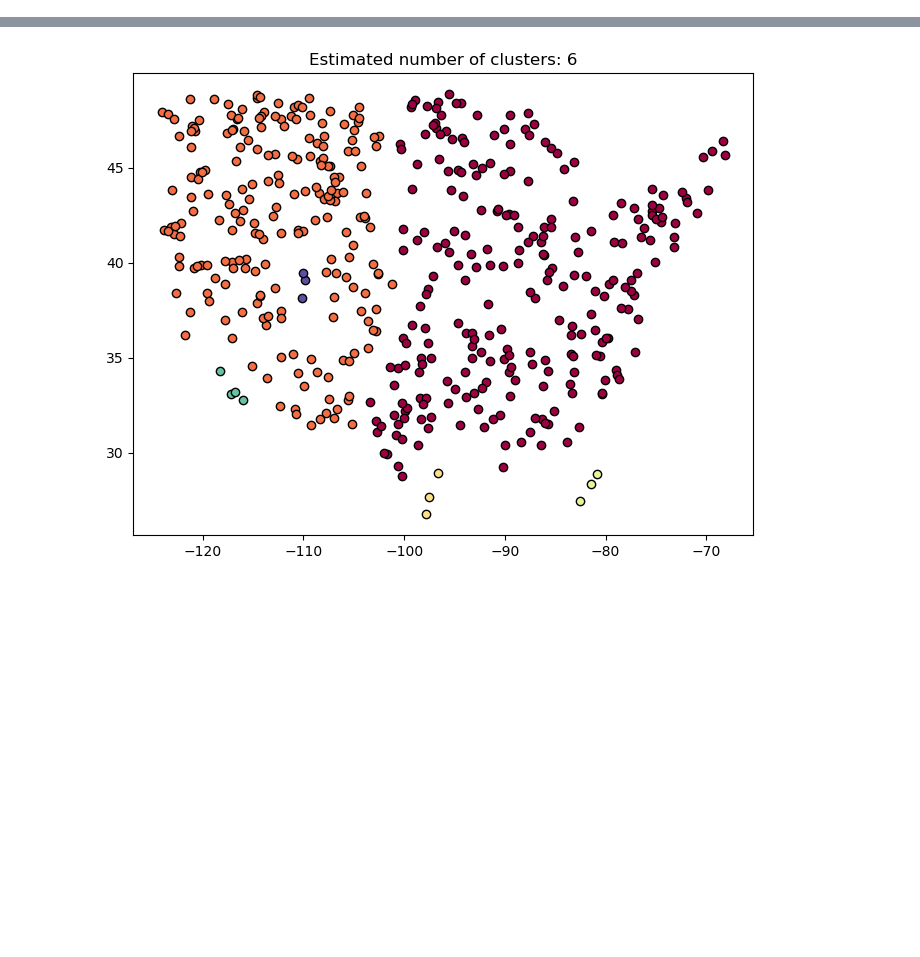
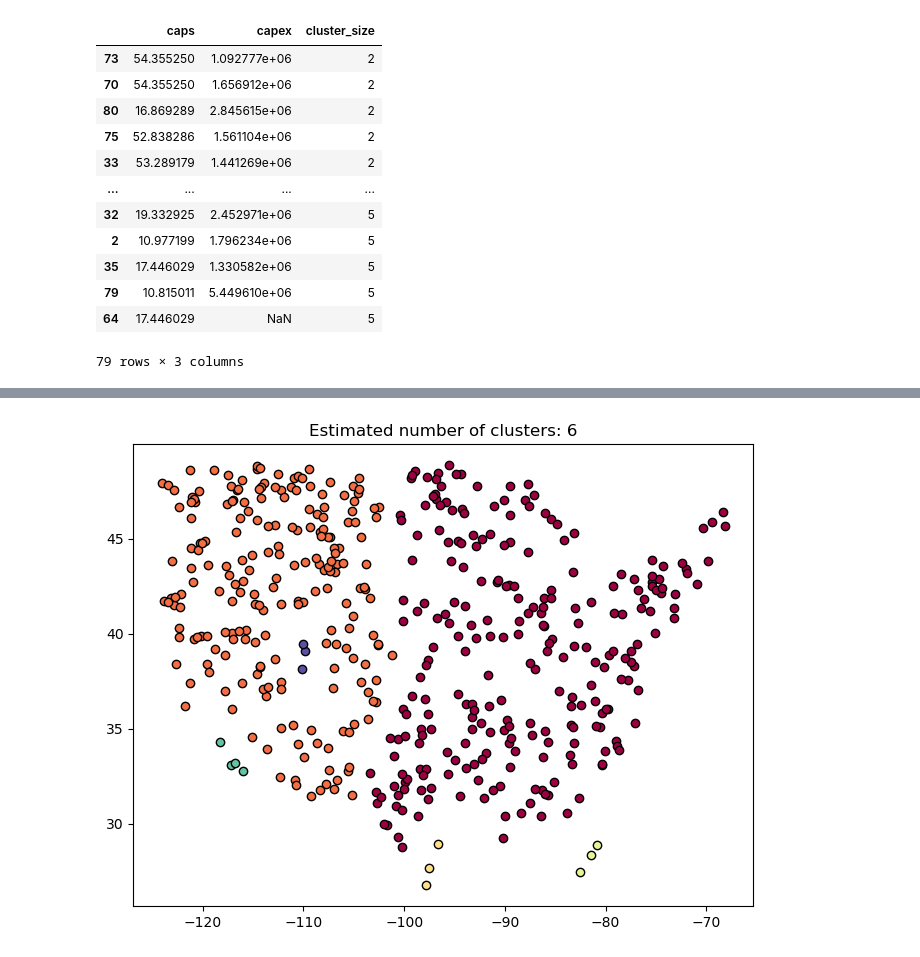
Before and after one commit to LukasFrankenQ/pypsa-earth-sec, a Jupyter notebook: notebooks/cluster_sites.ipynb, the cells around one changed output, grey strips where cells are left out. Saved outputs shown, nothing was run; the diff lists cells and outputs as text; code cells hidden in the pictures; blank space fills up the shorter version.

```diff
--- a/notebooks/cluster_sites.ipynb
+++ b/notebooks/cluster_sites.ipynb
@@ -236,3 +434,19 @@ region_df = pd.DataFrame({
+# %%
+region_df.sort_values('cluster_size')
+# %% [output]
+|  | caps | capex | cluster_size |
+| 73 | 54.355250 | 1.092777e+06 | 2 |
+| 70 | 54.355250 | 1.656912e+06 | 2 |
+| 80 | 16.869289 | 2.845615e+06 | 2 |
+| 75 | 52.838286 | 1.561104e+06 | 2 |
+| 33 | 53.289179 | 1.441269e+06 | 2 |
+| ... | ... | ... | ... |
+| 32 | 19.332925 | 2.452971e+06 | 5 |
+| 2 | 10.977199 | 1.796234e+06 | 5 |
+| 35 | 17.446029 | 1.330582e+06 | 5 |
+| 79 | 10.815011 | 5.449610e+06 | 5 |
+| 64 | 17.446029 | NaN | 5 |
+79 rows × 3 columns
 # %%
 region_df['cumcap'] = region_df['caps'].cumsum()
 
```
Also changed, not shown: parts of 17 cells of this notebook, 1 other file.
